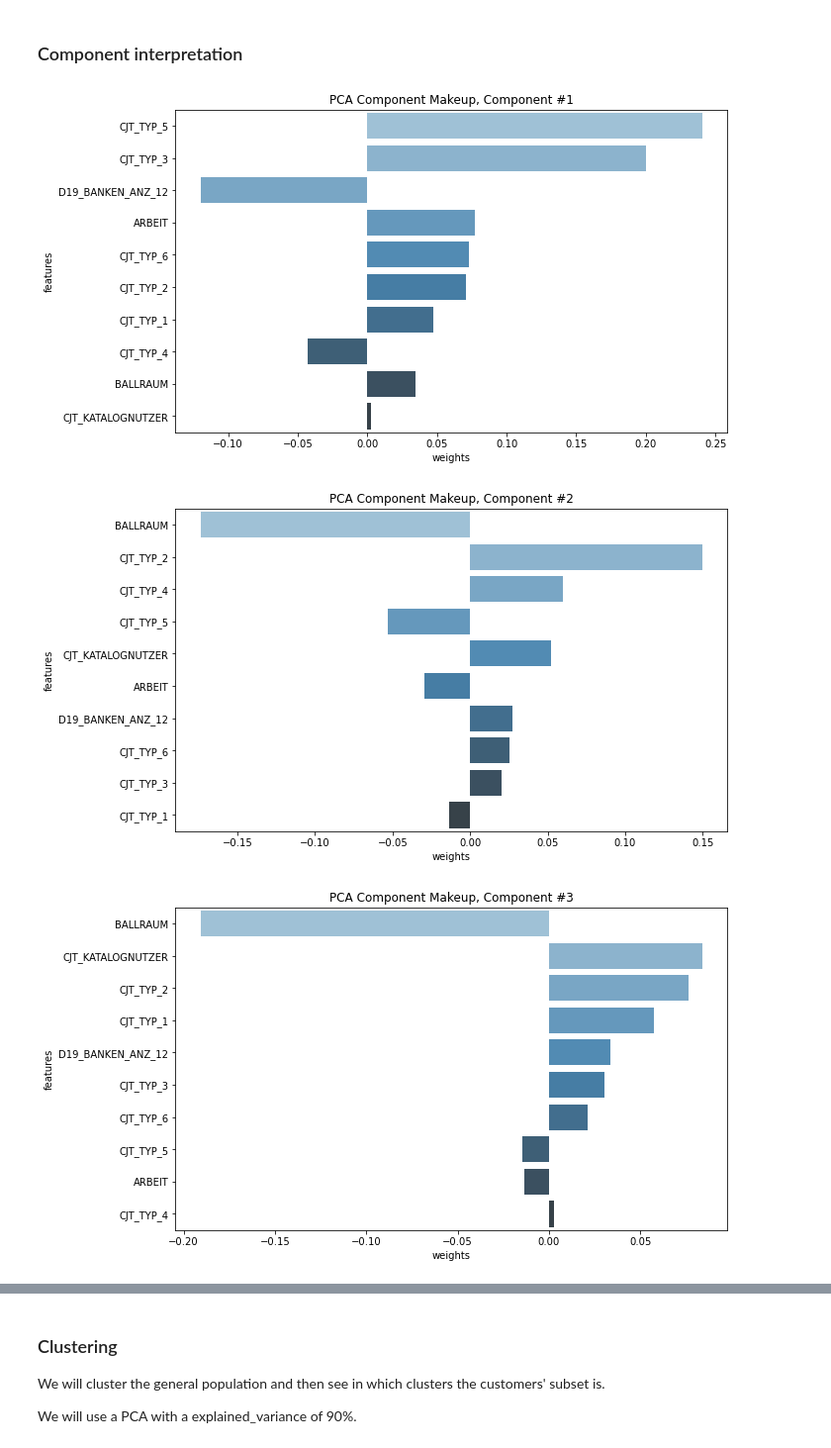
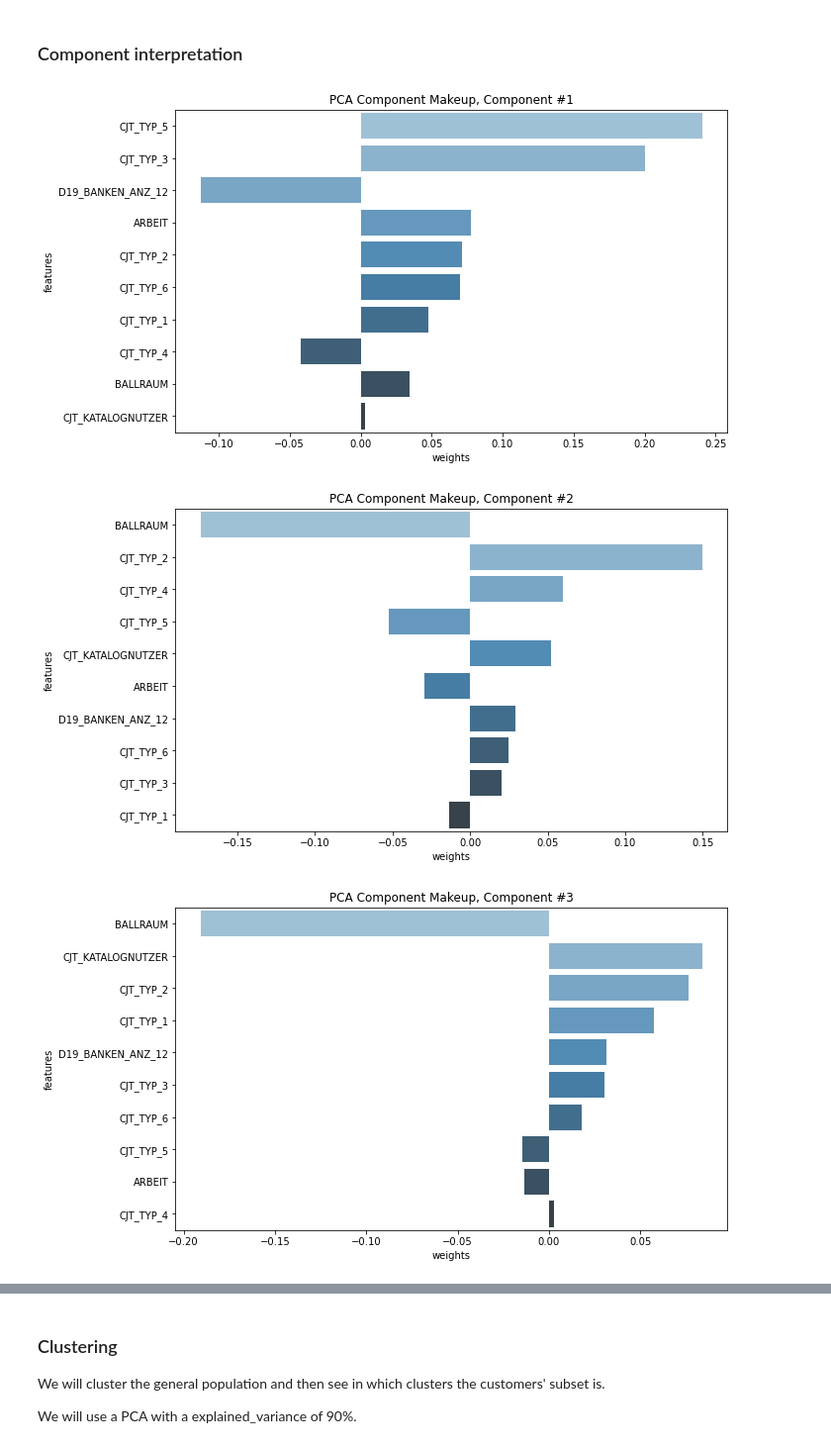
Before and after one commit to jobquiroz/MarketingCampaign, a Jupyter notebook: Arvato Project Workbook pt 2.ipynb, the cells around one changed output, grey strips where cells are left out. Shown at 99% size. Cells and saved outputs as stored; diff of their text form; code cells hidden in the pictures.

```diff
--- a/Arvato Project Workbook pt 2.ipynb
+++ b/Arvato Project Workbook pt 2.ipynb
@@ -22,4 +22,6 @@ Reading pre-processed data:
 # %%
-customers = pd.read_csv('data/customers_scaled.csv')
-customers.drop(['Unnamed: 0', 'LNR'], axis = 1, inplace = True)
-customers.head()
+customers = pd.read_csv('data/customers_prc.csv')
+customers.drop(['Unnamed: 0'], axis = 1, inplace = True)
+
+azdias = pd.read_csv('data/azdias_prc.csv')
+azdias.drop(['Unnamed: 0'], axis = 1, inplace = True)
@@ -34,4 +27,0 @@ customers.head()
-# %%
-azdias = pd.read_csv('data/azdias_scaled.csv')
-azdias.drop(['Unnamed: 0', 'LNR'], axis = 1, inplace = True)
-azdias.head()
@@ -71,0 +30,8 @@ Series([], dtype: int64)
+# %%
+from sklearn.preprocessing import StandardScaler
+
+scaler = StandardScaler()
+azdias_scaled = scaler.fit_transform(azdias)
+azdias_scaled = pd.DataFrame(azdias_scaled, columns = azdias.columns)
+
+azdias_scaled.head()
@@ -71,0 +66,11 @@ Series([], dtype: int64)
+# %%
+# Then we can apply the scaling to the dataframe
+customers_scaled = scaler.transform(customers.iloc[:, :-3])
+
+customers_scaled = pd.DataFrame(customers_scaled, columns = customers.columns[:-3])
+
+# Since we don't need LNR we drop it...
+customers_scaled.drop(['LNR'], axis = 1, inplace = True)
+azdias_scaled.drop(['LNR'], axis = 1, inplace = True)
+
+customers_scaled.head()
@@ -146,14 +175,14 @@ def display_component(v, features_list, component_num, n_weights=10):
 # %%
 pca = PCA(10)
 
 # Transform features
-azdias_pca = pca.fit_transform(azdias)
+azdias_pca = pca.fit_transform(azdias_scaled)
 
 # display makeup of the first three components
-display_component(pd.DataFrame( pca.components_ ), azdias.columns.values, component_num = 1, n_weights = 10)
-display_component(pd.DataFrame( pca.components_ ), azdias.columns.values, component_num = 2, n_weights=10)
-display_component(pd.DataFrame( pca.components_ ), azdias.columns.values, component_num = 3, n_weights=10)
+display_component(pd.DataFrame( pca.components_ ), azdias_scaled.columns.values, component_num = 1, n_weights = 10)
+display_component(pd.DataFrame( pca.components_ ), azdias_scaled.columns.values, component_num = 2, n_weights=10)
+display_component(pd.DataFrame( pca.components_ ), azdias_scaled.columns.values, component_num = 3, n_weights=10)
 # %% [output]
-[figure, old version]
+[figure, new version]
 [figure]
-[figure, old version]
+[figure, new version]
```
Also changed, not shown: parts of 65 cells of this notebook, 41 other files.
